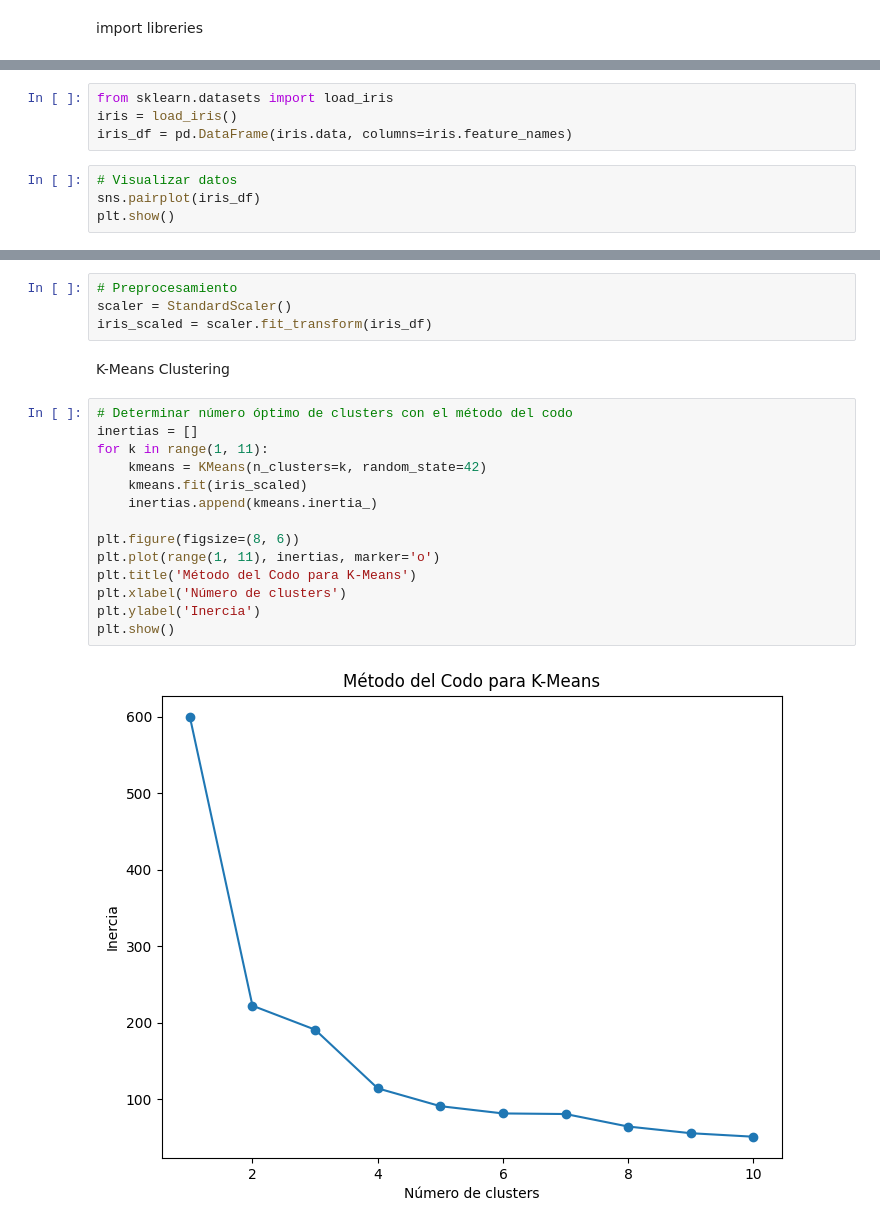
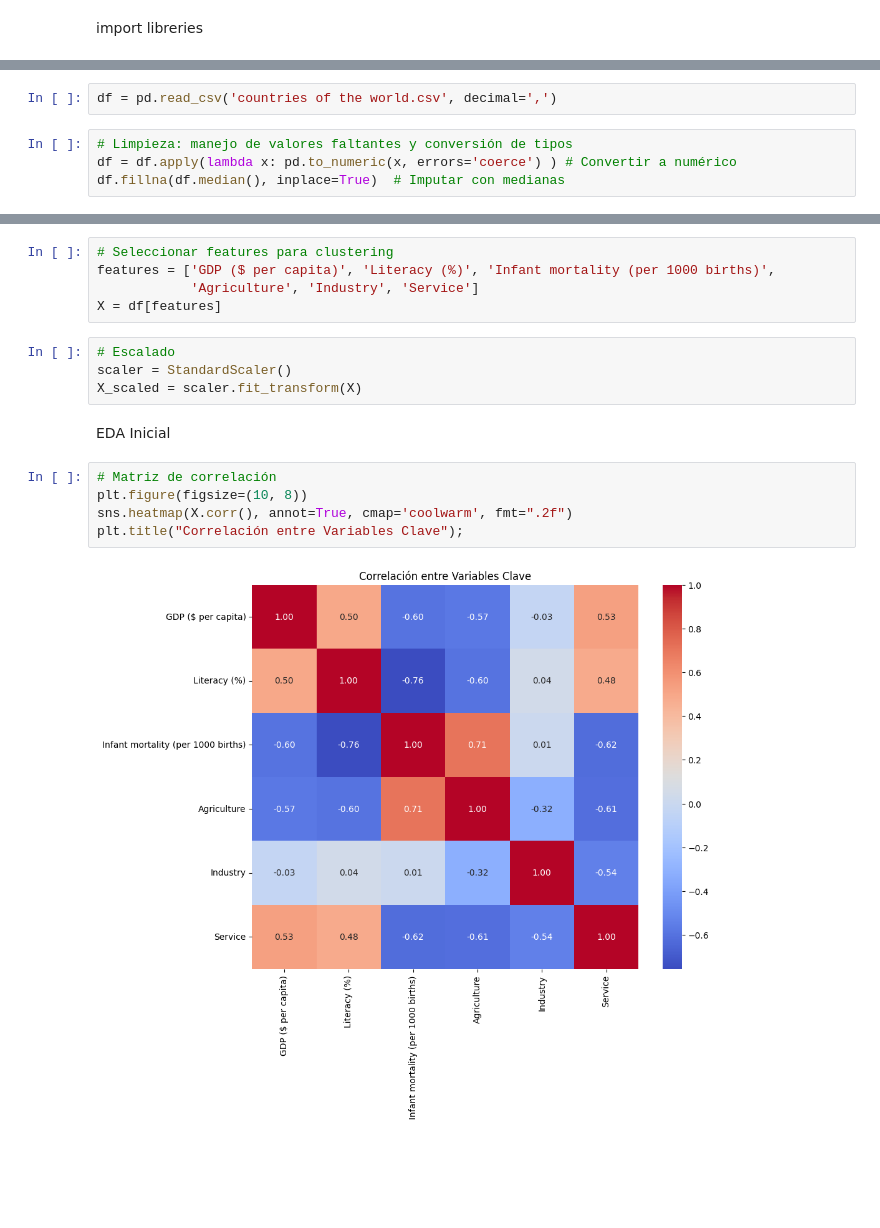
Before and after one commit to 311-23/Remedial, a Jupyter notebook: proyect/Use_case_part2.ipynb, the cells around one changed output, grey strips where cells are left out. Drawn from its saved outputs; the diff is of its cells as text; blank space fills up the shorter version.

```diff
--- a/proyect/Use_case_part2.ipynb
+++ b/proyect/Use_case_part2.ipynb
@@ -21,8 +24,6 @@ Cargar dataset de Iris
 # %%
-from sklearn.datasets import load_iris
-iris = load_iris()
-iris_df = pd.DataFrame(iris.data, columns=iris.feature_names)
+df = pd.read_csv('countries of the world.csv', decimal=',')
 # %%
-# Visualizar datos
-sns.pairplot(iris_df)
-plt.show()
+# Limpieza: manejo de valores faltantes y conversión de tipos
+df = df.apply(lambda x: pd.to_numeric(x, errors='coerce') ) # Convertir a numérico
+df.fillna(df.median(), inplace=True)  # Imputar con medianas
@@ -31,22 +30,18 @@ plt.show()
 # %%
-# Preprocesamiento
-scaler = StandardScaler()
-iris_scaled = scaler.fit_transform(iris_df)
+# Seleccionar features para clustering
+features = ['GDP ($ per capita)', 'Literacy (%)', 'Infant mortality (per 1000 births)',
+            'Agriculture', 'Industry', 'Service']
+X = df[features]
+# %%
+# Escalado
+scaler = StandardScaler()
+X_scaled = scaler.fit_transform(X)
 # %% [markdown]
-K-Means Clustering
+EDA Inicial
 # %%
-# Determinar número óptimo de clusters con el método del codo
-inertias = []
-for k in range(1, 11):
-    kmeans = KMeans(n_clusters=k, random_state=42)
-    kmeans.fit(iris_scaled)
-    inertias.append(kmeans.inertia_)
-
-plt.figure(figsize=(8, 6))
-plt.plot(range(1, 11), inertias, marker='o')
-plt.title('Método del Codo para K-Means')
-plt.xlabel('Número de clusters')
-plt.ylabel('Inercia')
-plt.show()
+# Matriz de correlación
+plt.figure(figsize=(10, 8))
+sns.heatmap(X.corr(), annot=True, cmap='coolwarm', fmt=".2f")
+plt.title("Correlación entre Variables Clave");
 # %% [output]
-[figure, old version]
+[figure, new version]
```
Also changed, not shown: parts of 15 cells of this notebook, 2 other files.
